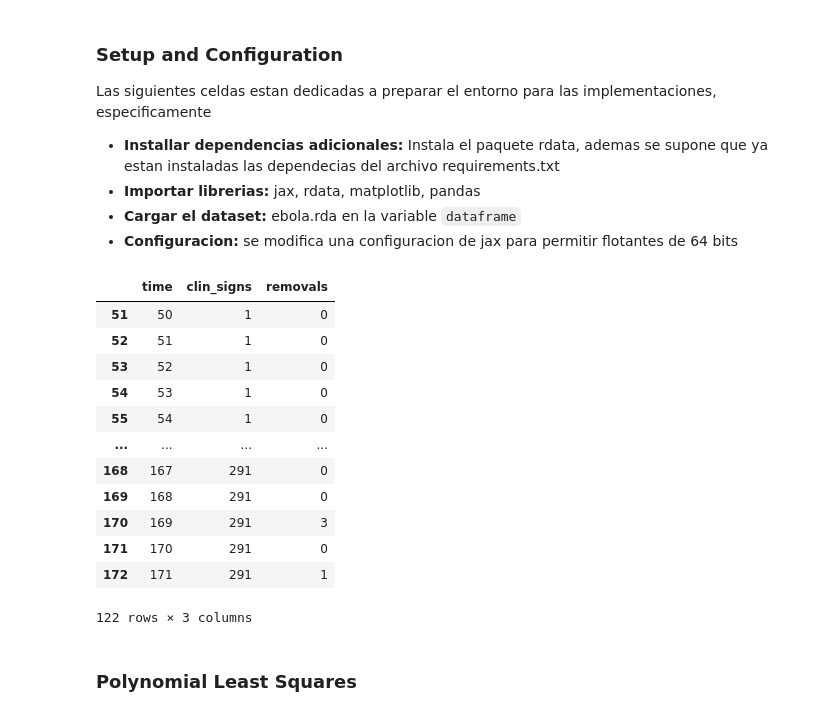
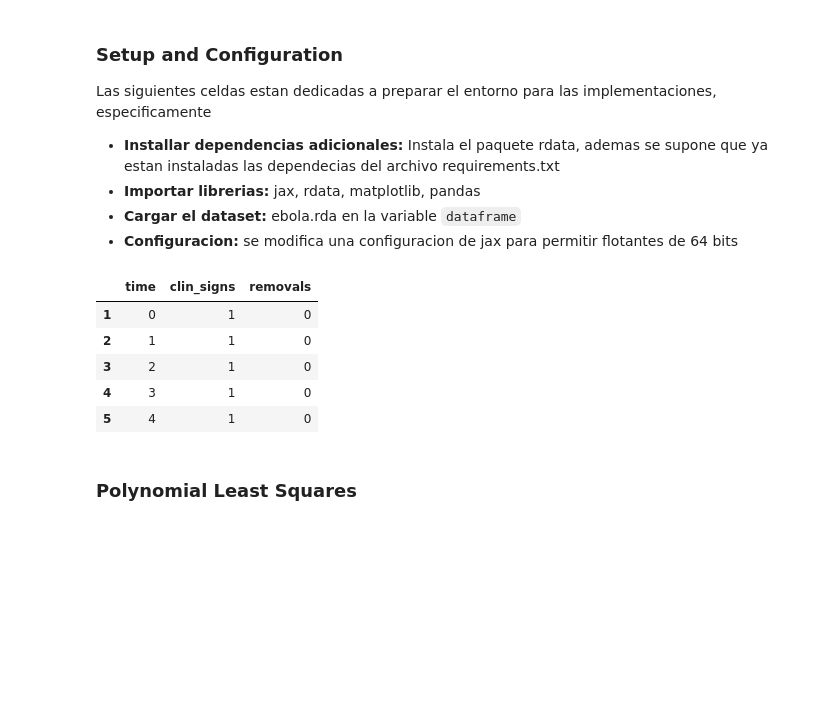
Before and after one commit to unalmedmathnum/Correa-Garcia-Lizcano-Velez, a Jupyter notebook: Tarea 2/least_squares.ipynb, the cells around one changed output. Drawn from its saved outputs; the diff is of its cells as text; code cells hidden in the pictures; blank space fills up the shorter version.

```diff
--- a/Tarea 2/least_squares.ipynb
+++ b/Tarea 2/least_squares.ipynb
@@ -48,23 +53,8 @@ parsed = rdata.parser.parse_file('ebola.rda')
 
 # Convierte los objetos cargados a Python
 dataframe = rdata.conversion.convert(parsed)
+dataframe = next(iter(dataframe.values()))
+dataframe['clin_signs'] = dataframe['clin_signs'].cumsum()
 
-dataframe = next(iter(dataframe.values()))
-
-dataframe['clin_signs'] = dataframe['clin_signs'].cumsum()
-dataframe = dataframe.iloc[50:-20]
-dataframe
+all_data = dataframe
+main_data = dataframe.iloc[50:-20]
-# %% [output]
-|  | time | clin_signs | removals |
-| 51 | 50 | 1 | 0 |
-| 52 | 51 | 1 | 0 |
-| 53 | 52 | 1 | 0 |
-| 54 | 53 | 1 | 0 |
-| 55 | 54 | 1 | 0 |
-| ... | ... | ... | ... |
-| 168 | 167 | 291 | 0 |
-| 169 | 168 | 291 | 0 |
-| 170 | 169 | 291 | 3 |
-| 171 | 170 | 291 | 0 |
-| 172 | 171 | 291 | 1 |
-122 rows × 3 columns
@@ -71,3 +68,14 @@ dataframe
+# %%
+train_data = all_data.loc[train_ind]
+test_data = all_data.loc[test_ind]
+train_data.head()
+# %% [output]
+|  | time | clin_signs | removals |
+| 1 | 0 | 1 | 0 |
+| 2 | 1 | 1 | 0 |
+| 3 | 2 | 1 | 0 |
+| 4 | 3 | 1 | 0 |
+| 5 | 4 | 1 | 0 |
 # %% [markdown]
 ### Polynomial Least Squares
 # %% [markdown]
```
Also changed, not shown: parts of 13 cells of this notebook.
